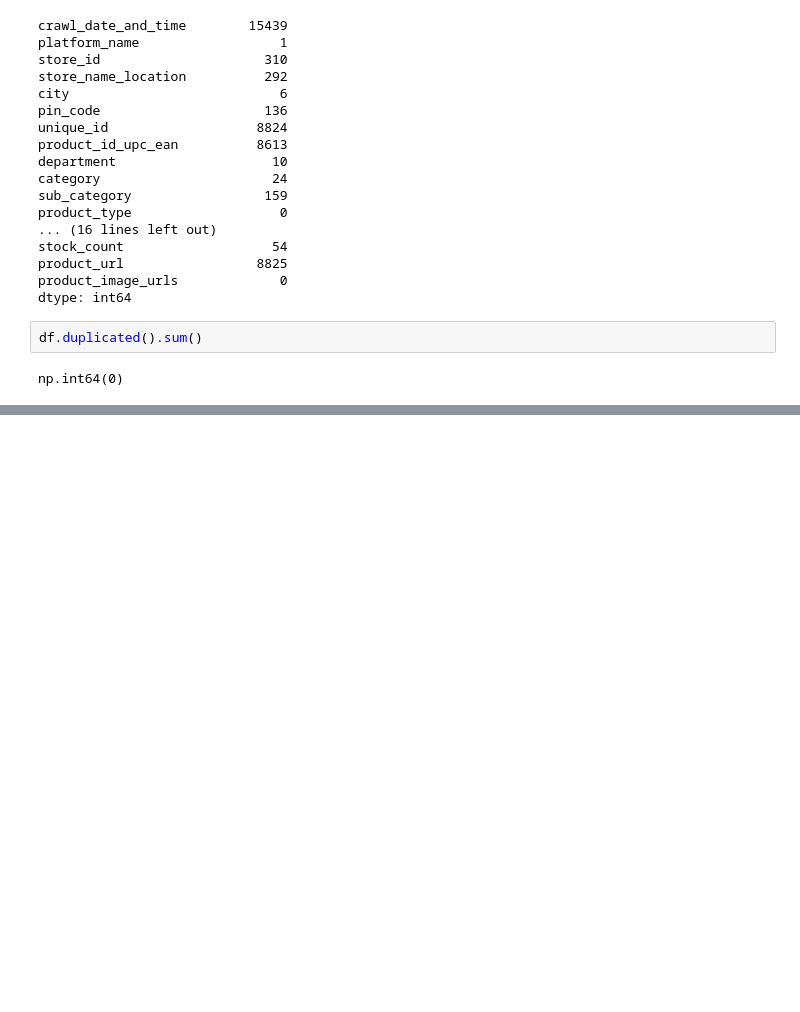
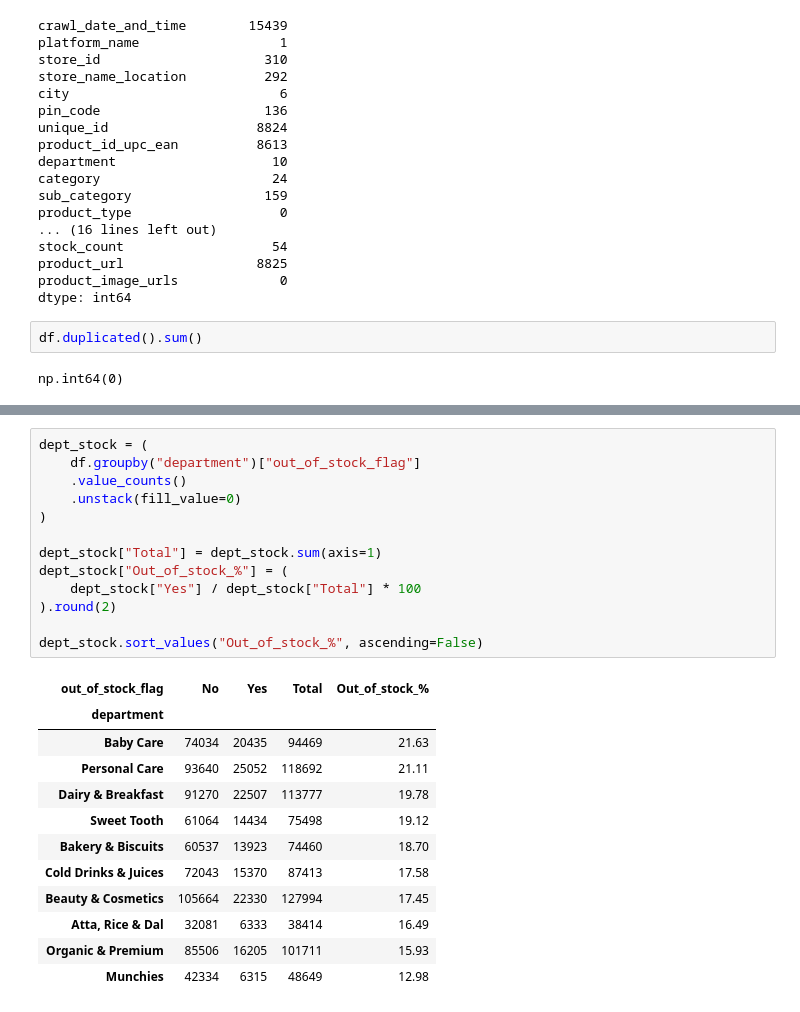
Before and after one commit to Devika-p-das/hw-training, a Jupyter notebook: 2026-07-14/zepto714.ipynb, the cells around one changed output, grey strips where cells are left out. Saved outputs shown, nothing was run; the diff lists cells and outputs as text; blank space fills up the shorter version.

```diff
--- a/2026-07-14/zepto714.ipynb
+++ b/2026-07-14/zepto714.ipynb
@@ -57,0 +196,26 @@ df.unique_id.duplicated().sum()
+# %%
+dept_stock = (
+    df.groupby("department")["out_of_stock_flag"]
+    .value_counts()
+    .unstack(fill_value=0)
+)
+
+dept_stock["Total"] = dept_stock.sum(axis=1)
+dept_stock["Out_of_stock_%"] = (
+    dept_stock["Yes"] / dept_stock["Total"] * 100
+).round(2)
+
+dept_stock.sort_values("Out_of_stock_%", ascending=False)
+# %% [output]
+| out_of_stock_flag | No | Yes | Total | Out_of_stock_% |
+| department |  |  |  |  |
+| Baby Care | 74034 | 20435 | 94469 | 21.63 |
+| Personal Care | 93640 | 25052 | 118692 | 21.11 |
+| Dairy & Breakfast | 91270 | 22507 | 113777 | 19.78 |
+| Sweet Tooth | 61064 | 14434 | 75498 | 19.12 |
+| Bakery & Biscuits | 60537 | 13923 | 74460 | 18.70 |
+| Cold Drinks & Juices | 72043 | 15370 | 87413 | 17.58 |
+| Beauty & Cosmetics | 105664 | 22330 | 127994 | 17.45 |
+| Atta, Rice & Dal | 32081 | 6333 | 38414 | 16.49 |
+| Organic & Premium | 85506 | 16205 | 101711 | 15.93 |
+| Munchies | 42334 | 6315 | 48649 | 12.98 |
```
Also changed, not shown: parts of 17 cells of this notebook, 6 other files.
